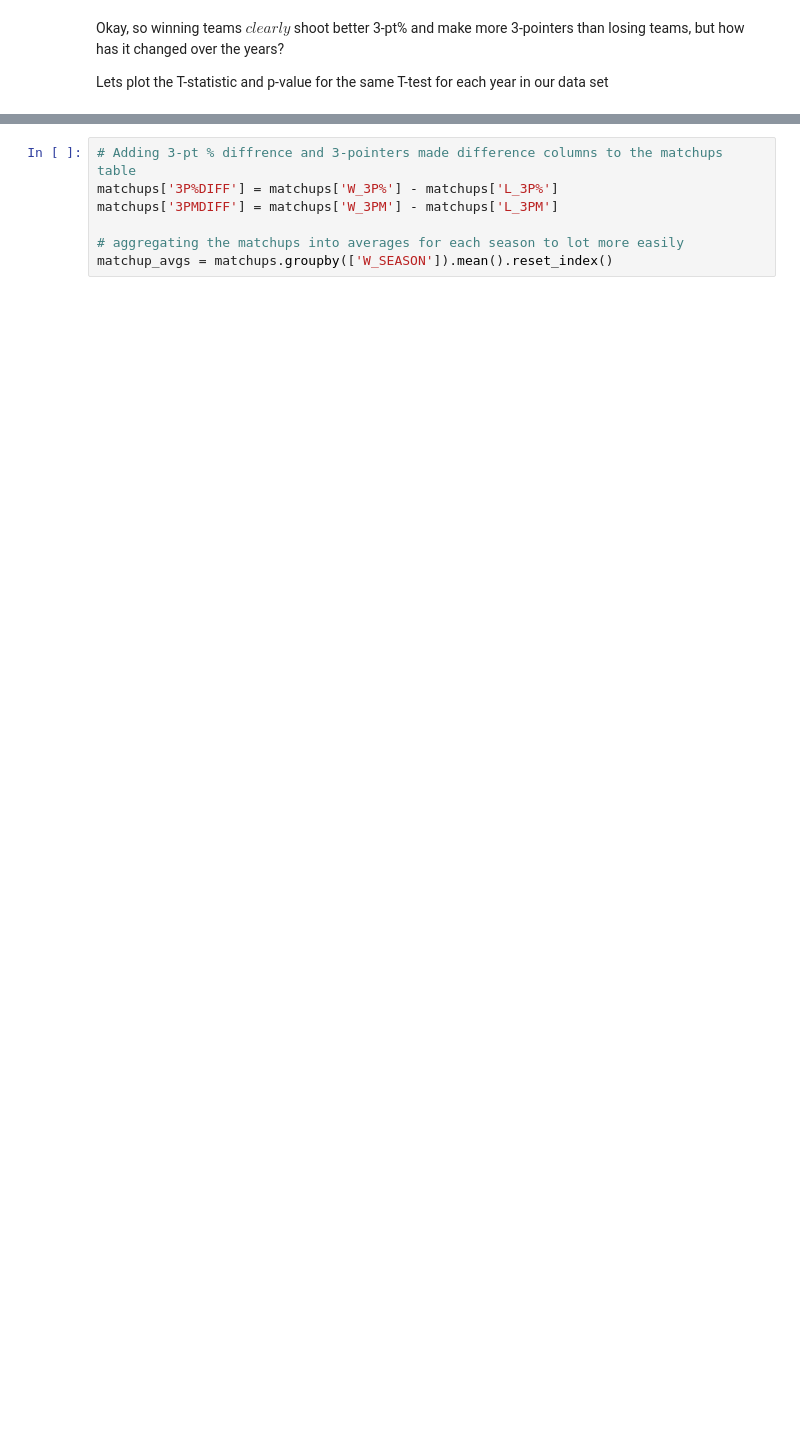
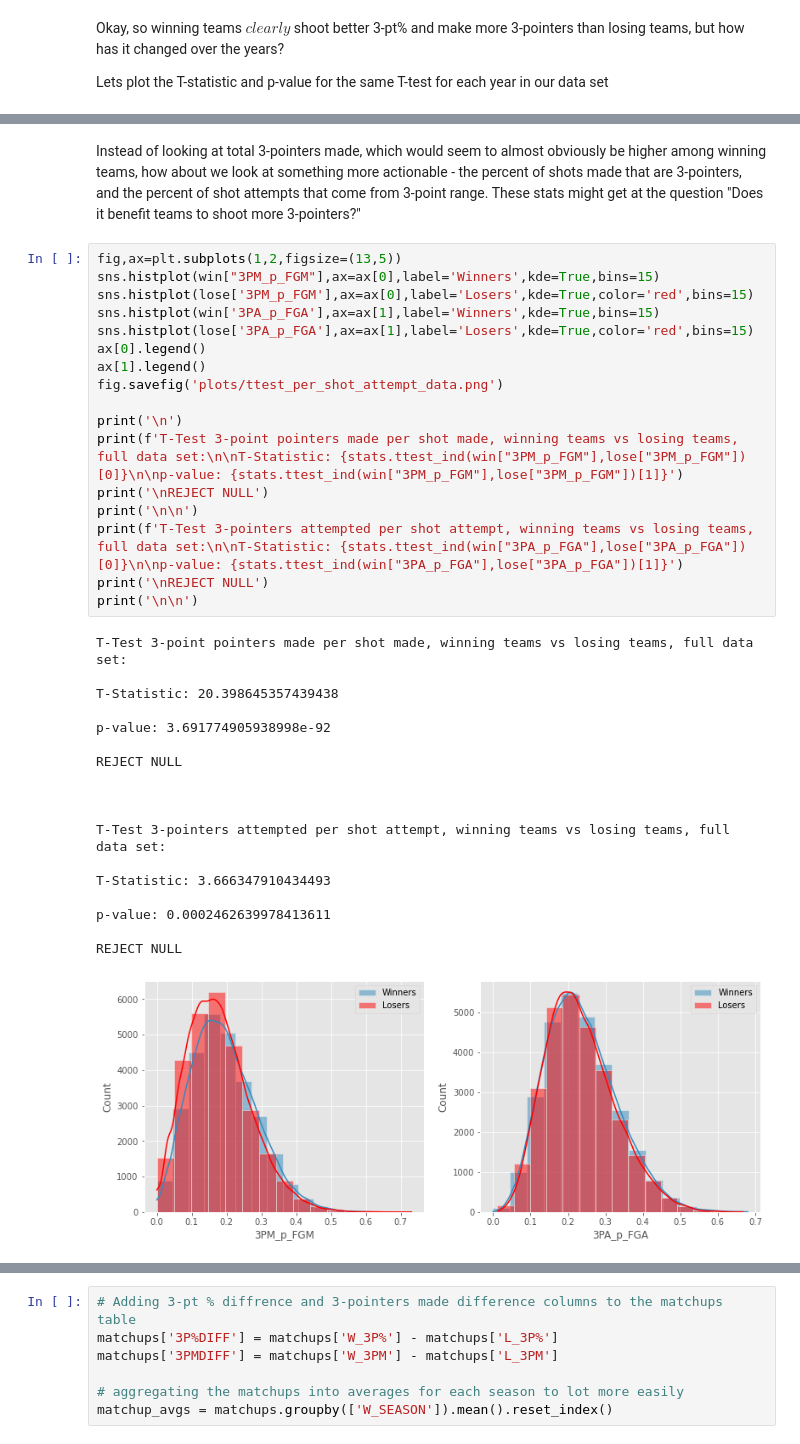
Before and after one commit to Nick-Henderson/nba-3pt-analysis, a Jupyter notebook: nba-3pt-analysis.ipynb, the cells around one changed output, grey strips where cells are left out. Cells and saved outputs as stored; diff of their text form; blank space fills up the shorter version.

```diff
--- a/nba-3pt-analysis.ipynb
+++ b/nba-3pt-analysis.ipynb
@@ -348,0 +356,38 @@ So, it appears that the difference between winners and losers in terms of 3 poin
+# %% [markdown]
+Instead of looking at total 3-pointers made, which would seem to almost obviously be higher among winning teams, how about we look at something more actionable - the percent of shots made that are 3-pointers, and the percent of shot attempts that come from 3-point range. These stats might get at the question "Does it benefit teams to shoot more 3-pointers?"
+# %%
+fig,ax=plt.subplots(1,2,figsize=(13,5))
+sns.histplot(win["3PM_p_FGM"],ax=ax[0],label='Winners',kde=True,bins=15)
+sns.histplot(lose['3PM_p_FGM'],ax=ax[0],label='Losers',kde=True,color='red',bins=15)
+sns.histplot(win['3PA_p_FGA'],ax=ax[1],label='Winners',kde=True,bins=15)
+sns.histplot(lose['3PA_p_FGA'],ax=ax[1],label='Losers',kde=True,color='red',bins=15)
+ax[0].legend()
+ax[1].legend()
+fig.savefig('plots/ttest_per_shot_attempt_data.png')
+
+print('\n')
+print(f'T-Test 3-point pointers made per shot made, winning teams vs losing teams, full data set:\n\nT-Statistic: {stats.ttest_ind(win["3PM_p_FGM"],lose["3PM_p_FGM"])[0]}\n\np-value: {stats.ttest_ind(win["3PM_p_FGM"],lose["3PM_p_FGM"])[1]}')
+print('\nREJECT NULL')
+print('\n\n')
+print(f'T-Test 3-pointers attempted per shot attempt, winning teams vs losing teams, full data set:\n\nT-Statistic: {stats.ttest_ind(win["3PA_p_FGA"],lose["3PA_p_FGA"])[0]}\n\np-value: {stats.ttest_ind(win["3PA_p_FGA"],lose["3PA_p_FGA"])[1]}')
+print('\nREJECT NULL')
+print('\n\n')
+# %% [output]
+T-Test 3-point pointers made per shot made, winning teams vs losing teams, full data set:
+
+T-Statistic: 20.398645357439438
+
+p-value: 3.691774905938998e-92
+
+REJECT NULL
+
+
+
+T-Test 3-pointers attempted per shot attempt, winning teams vs losing teams, full data set:
+
+T-Statistic: 3.666347910434493
+
+p-value: 0.0002462639978413611
+
+REJECT NULL
+[figure, added]
```
Also changed, not shown: parts of 33 cells of this notebook, 21 other files.
